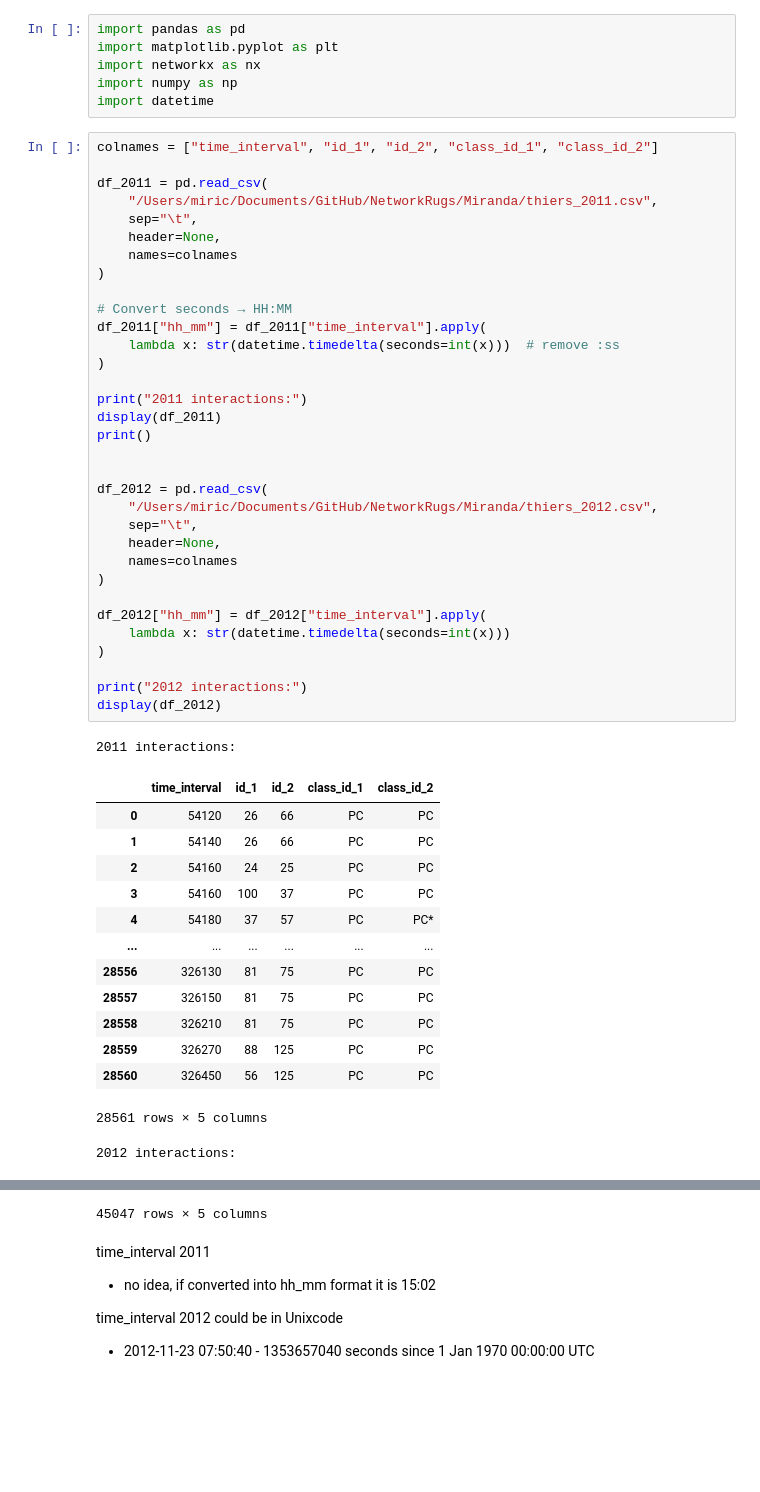
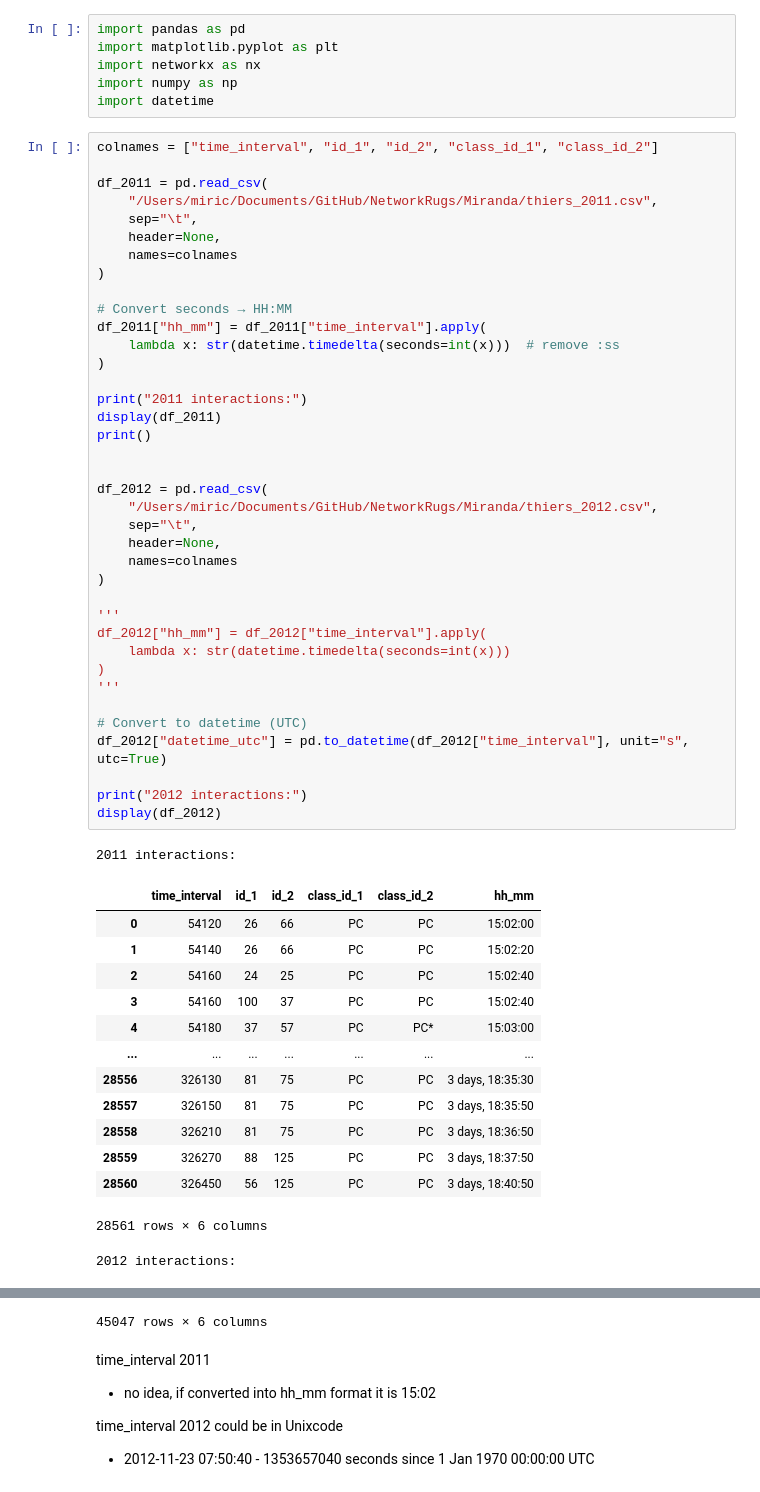
Before and after one commit to mibar3/NetworkRugs, a Jupyter notebook: contact_pattern.ipynb, the cells around one changed output, grey strips where cells are left out. Drawn from its saved outputs; the diff is of its cells as text; blank space fills up the shorter version.

```diff
--- a/contact_pattern.ipynb
+++ b/contact_pattern.ipynb
@@ -12,44 +12,49 @@ df_2011 = pd.read_csv(
     sep="\t",
     header=None,
     names=colnames
 )
 
 # Convert seconds → HH:MM
 df_2011["hh_mm"] = df_2011["time_interval"].apply(
     lambda x: str(datetime.timedelta(seconds=int(x)))  # remove :ss
 )
 
 print("2011 interactions:")
 display(df_2011)
 print()
 
 
 df_2012 = pd.read_csv(
     "/Users/miric/Documents/GitHub/NetworkRugs/Miranda/thiers_2012.csv",
     sep="\t",
     header=None,
     names=colnames
 )
 
+'''
 df_2012["hh_mm"] = df_2012["time_interval"].apply(
     lambda x: str(datetime.timedelta(seconds=int(x)))
 )
+'''
+
+# Convert to datetime (UTC)
+df_2012["datetime_utc"] = pd.to_datetime(df_2012["time_interval"], unit="s", utc=True)
 
 print("2012 interactions:")
 display(df_2012)
 # %% [output]
 2011 interactions:
-|  | time_interval | id_1 | id_2 | class_id_1 | class_id_2 |
-| 0 | 54120 | 26 | 66 | PC | PC |
-| 1 | 54140 | 26 | 66 | PC | PC |
-| 2 | 54160 | 24 | 25 | PC | PC |
-| 3 | 54160 | 100 | 37 | PC | PC |
-| 4 | 54180 | 37 | 57 | PC | PC* |
-| ... | ... | ... | ... | ... | ... |
-| 28556 | 326130 | 81 | 75 | PC | PC |
-| 28557 | 326150 | 81 | 75 | PC | PC |
-| 28558 | 326210 | 81 | 75 | PC | PC |
-| 28559 | 326270 | 88 | 125 | PC | PC |
-| 28560 | 326450 | 56 | 125 | PC | PC |
+|  | time_interval | id_1 | id_2 | class_id_1 | class_id_2 | hh_mm |
+| 0 | 54120 | 26 | 66 | PC | PC | 15:02:00 |
+| 1 | 54140 | 26 | 66 | PC | PC | 15:02:20 |
+| 2 | 54160 | 24 | 25 | PC | PC | 15:02:40 |
+| 3 | 54160 | 100 | 37 | PC | PC | 15:02:40 |
+| 4 | 54180 | 37 | 57 | PC | PC* | 15:03:00 |
+| ... | ... | ... | ... | ... | ... | ... |
+| 28556 | 326130 | 81 | 75 | PC | PC | 3 days, 18:35:30 |
+| 28557 | 326150 | 81 | 75 | PC | PC | 3 days, 18:35:50 |
+| 28558 | 326210 | 81 | 75 | PC | PC | 3 days, 18:36:50 |
+| 28559 | 326270 | 88 | 125 | PC | PC | 3 days, 18:37:50 |
+| 28560 | 326450 | 56 | 125 | PC | PC | 3 days, 18:40:50 |
-28561 rows × 5 columns
+28561 rows × 6 columns
 2012 interactions:
@@ -68,4 +73,4 @@ display(df_2012)
-45047 rows × 5 columns
+45047 rows × 6 columns
 # %% [markdown]
 time_interval 2011
 - no idea, if converted into hh_mm format it is 15:02
```
Also changed, not shown: parts of 13 cells of this notebook.
